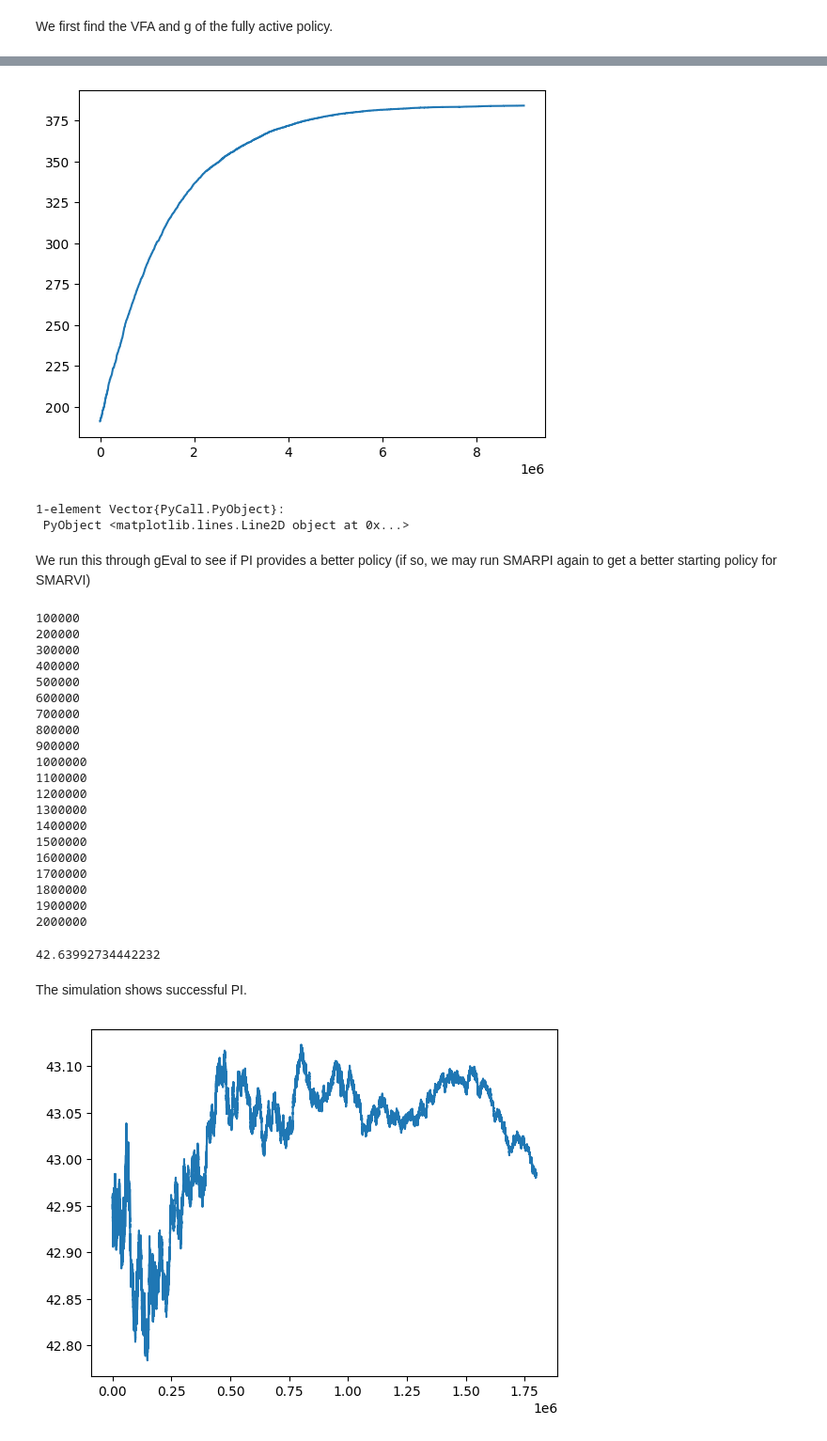
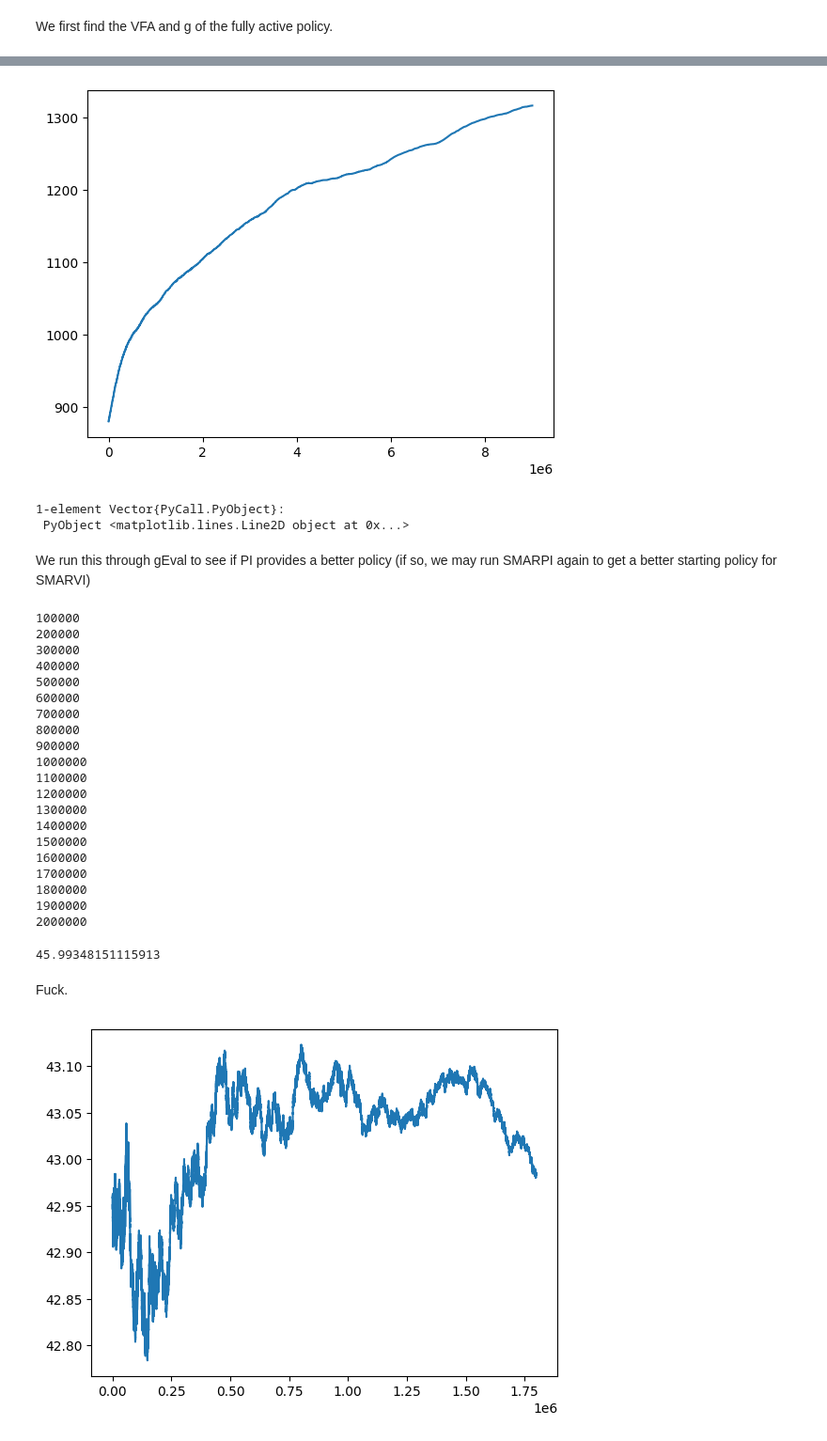
Before and after one commit to fairleyl/PhD-Code, a Jupyter notebook: Problem-Suite-Experiments.ipynb, the cells around one changed output, grey strips where cells are left out. Shown at 94% size. Cells and saved outputs as stored; diff of their text form; code cells hidden in the pictures.

```diff
--- a/Problem-Suite-Experiments.ipynb
+++ b/Problem-Suite-Experiments.ipynb
@@ -5695,8 +5814,8 @@ resultRVIA = rvi(N, alpha_d, alpha_r, beta, tau, c0, c1, r, 0.00001; nMax = 1000
 We first find the VFA and g of the fully active policy.
 # %%
 nMax = 10000000
-resultSMARPI = smarpeNewVFA_ST_fa(N,alpha_d, alpha_r, beta, tau, c0, c1, r, nMax, 0.0001, 0.1; printProgress = true, modCounter = 1000000)
-resultSMARPI[3]
+resultSMARPE = smarpeNewVFA_fa(N,alpha_d, alpha_r, beta, tau, c0, c1, r, nMax, 0.0001, 0.1; printProgress = true, modCounter = 1000000)
+resultSMARPE[3]
 # %% [output]
 1000000
 2000000
@@ -5727,21 +5847,21 @@ PyPlot.plot(vs0Hist[start:nMax])
 1-element Vector{PyCall.PyObject}:
  PyObject <matplotlib.lines.Line2D object at 0x...>
 # %%
-vs3Hist = resultSMARPI[6]
+vs3Hist = resultSMARPE[6]
 start = floor(Int64, nMax/10)
 #start = 1
 PyPlot.plot(vs3Hist[start:nMax])
 # %% [output]
-[figure, old version]
+[figure, new version]
 1-element Vector{PyCall.PyObject}:
  PyObject <matplotlib.lines.Line2D object at 0x...>
 # %% [markdown]
 We run this through gEval to see if PI provides a better policy (if so, we may run SMARPI again to get a better starting policy for SMARVI)
 # %%
 evalNMax = 2000000
-ve = resultSMARPI[1]
-vn = resultSMARPI[2]
-g0 = resultSMARPI[3]
+ve = resultSMARPE[1]
+vn = resultSMARPE[2]
+g0 = resultSMARPE[3]
 gs = gEvaluationNewVFA(N,alpha_d, alpha_r, beta, tau, c0, c1, r, evalNMax, ve, vn, g0; printProgress = true, modCounter = 100000)
 gs[1]
 # %% [output]
@@ -5765,9 +5885,9 @@ gs[1]
 1800000
 1900000
 2000000
-42.63992734442232
+45.99348151115913
 # %% [markdown]
-The simulation shows successful PI.
+Fuck.
 # %%
 start = floor(Int64, evalNMax/10)
 #start = 1
```
Also changed, not shown: parts of 5 cells of this notebook.
